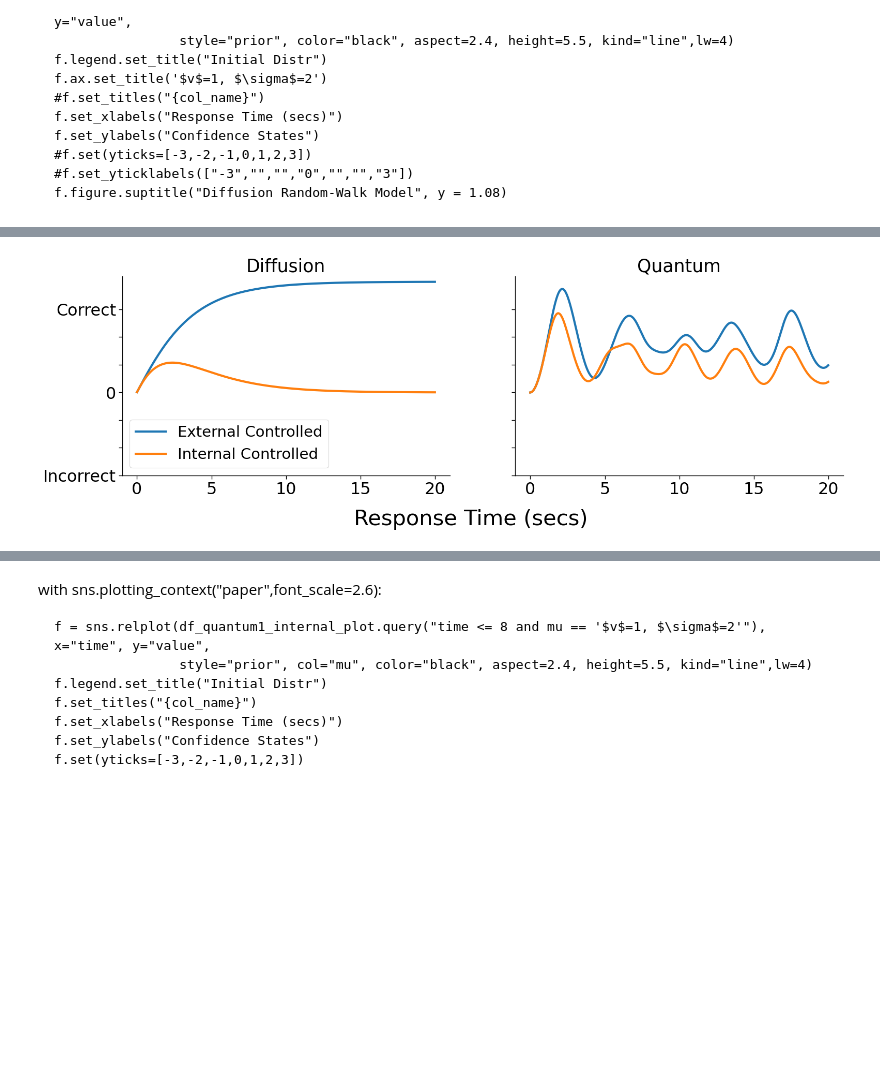
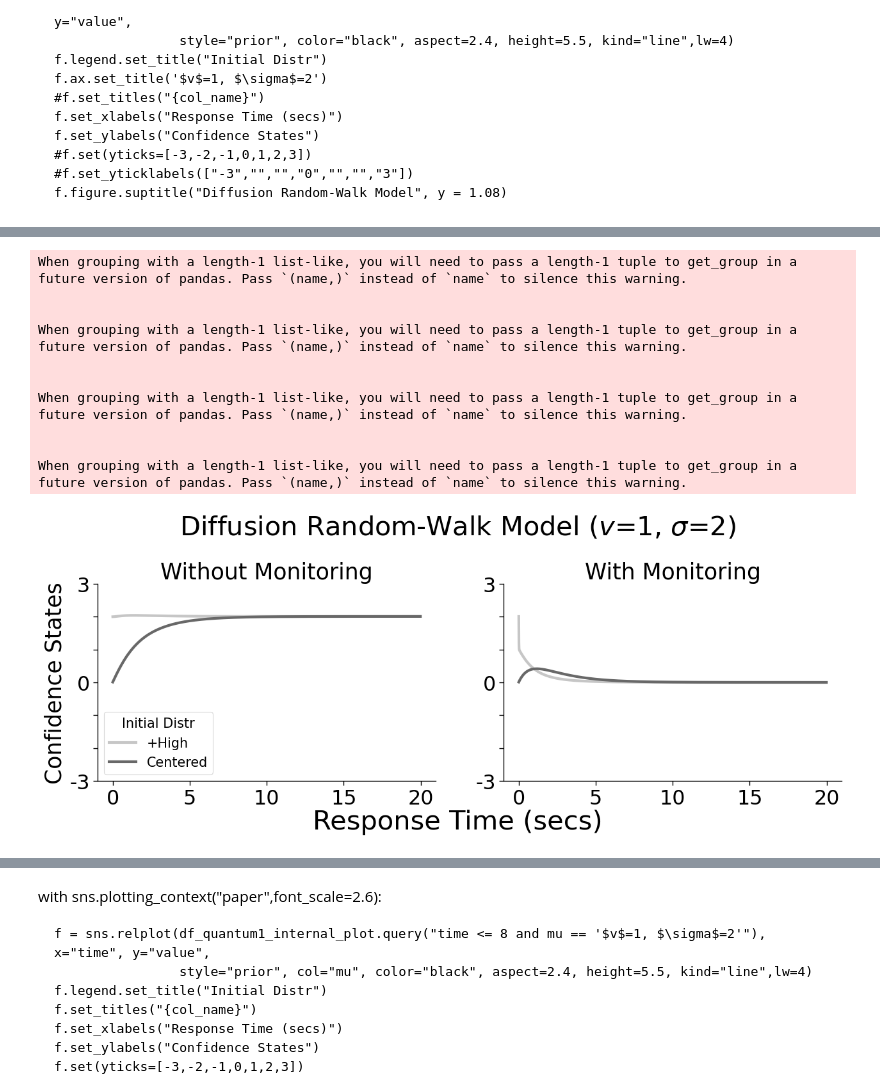
Before and after one commit to rkmalaiya/stochastic_cognitive_dynamics, a Jupyter notebook: examples/Diffusion_vs_Quantum_JMP_paper.ipynb, the cells around one changed output, grey strips where cells are left out. Drawn from its saved outputs; the diff is of its cells as text; code cells hidden in the pictures; blank space fills up the shorter version.

Commit message:
fixing plot for JMP

```diff
--- a/examples/Diffusion_vs_Quantum_JMP_paper.ipynb
+++ b/examples/Diffusion_vs_Quantum_JMP_paper.ipynb
@@ -431,7 +413,7 @@ df_quantum_plot.query("prior=='Uniform' and time < 15") \
 .assign(mean_conf = lambda df: df.groupby(["time", "prior"], sort=False)[["value", "state_labels"]].apply(lambda df: df.value * df.state_labels).values)
 # %%
 with sns.plotting_context(context="poster"):
-    f = sns.relplot(df_quantum_plot.query("prior=='Uniform' and time < 18.24").assign(time = lambda df: df.time * 0.1),
+    f = sns.relplot(df_quantum_plot.query("prior=='All' and time < 18.24").assign(time = lambda df: df.time * 0.1),
     x="time", y="states",size="value", legend=True, sizes=(20,600), aspect=1.5, color="black", height=5.5 )
     f.set(yticks = states_ticks)
     f.set_yticklabels(labels=states_labels)
@@ -487,6 +471,6 @@ start_width
 # %%
-m_Mc, m_Mw, m_Mn = ca._get_measurement_matrix(n_states, 1, prob=measurement_prob, model_type = "Markov")
-q_Mc, q_Mw, q_Mn = ca._get_measurement_matrix(n_states, 1, prob=measurement_prob, model_type = "Quantum")
+m_Mc, m_Mw, m_Mn = ca._get_measurement_matrix(n_states, response_width, prob=measurement_prob, model_type = "Markov")
+q_Mc, q_Mw, q_Mn = ca._get_measurement_matrix(n_states, response_width, prob=measurement_prob, model_type = "Quantum")
 # %%
 df_markov1 = pd.DataFrame()
 df_quantum1 = pd.DataFrame()
@@ -499,7 +483,7 @@ for mu in [npx.asarray([[1]])]:#, npx.asarray([[-0.05]]), npx.asarray([[1]]), np
     intensity_matrix_markov_i = dd._buildK(n_states, mu, m_sigma, boundary_type="Internal")
     intensity_matrix_quantum = qd._buildH(n_states, mu, q_sigma)
     print(intensity_matrix_markov)
-    for prior_type in ["Upper", "Lower", "Centered", "Opposite"]:
+    for prior_type in ["Upper", "Lower", "Centered"]: #, "Opposite"
         phi_0_markov = ca._get_initial_state(n_states, start_width, response_width, model_type="Markov", prior_type=prior_type)
         phi_0_quantum = ca._get_initial_state(n_states, start_width, response_width, model_type="Quantum" , prior_type=prior_type)
 
@@ -558,9 +546,9 @@ for mu in [npx.asarray([[1]])]:#, npx.asarray([[-0.05]]), npx.asarray([[1]]), np
 # %%
-df_markov1_plot = df_markov1.melt(id_vars=["prior", "mu"], var_name="time").assign(time=lambda df: df.time*steps).assign(prior = lambda df:df.prior.map({"Upper":"+High", "Lower":"-High", "Uniform":"Uniform", "Centered":"Centered", "Opposite":"Opposite"}))
-df_quantum1_plot = df_quantum1.melt(id_vars=["prior", "mu"], var_name="time").assign(time=lambda df: df.time*steps).assign(prior = lambda df:df.prior.map({"Upper":"+High", "Lower":"-High", "Uniform":"Uniform", "Centered":"Centered", "Opposite":"Opposite"}))
+df_markov1_plot = df_markov1.melt(id_vars=["prior", "mu"], var_name="time").assign(time=lambda df: df.time*steps).assign(prior = lambda df:df.prior.map({"Upper":"+High", "Lower":"-High", "All":"All", "Centered":"Centered", "Opposite":"Opposite"}))
+df_quantum1_plot = df_quantum1.melt(id_vars=["prior", "mu"], var_name="time").assign(time=lambda df: df.time*steps).assign(prior = lambda df:df.prior.map({"Upper":"+High", "Lower":"-High", "All":"All", "Centered":"Centered", "Opposite":"Opposite"}))
 
-df_markov1_internal_plot = df_markov_internal_1.melt(id_vars=["prior", "mu"], var_name="time").assign(time=lambda df: df.time*steps).assign(prior = lambda df:df.prior.map({"Upper":"+High", "Lower":"-High", "Uniform":"Uniform", "Centered":"Centered", "Opposite":"Opposite"}))
-df_quantum1_internal_plot = df_quantum_internal_1.melt(id_vars=["prior", "mu"], var_name="time").assign(time=lambda df: df.time*steps).assign(prior = lambda df:df.prior.map({"Upper":"+High", "Lower":"-High", "Uniform":"Uniform", "Centered":"Centered", "Opposite":"Opposite"}))
+df_markov1_internal_plot = df_markov_internal_1.melt(id_vars=["prior", "mu"], var_name="time").assign(time=lambda df: df.time*steps).assign(prior = lambda df:df.prior.map({"Upper":"+High", "Lower":"-High", "All":"All", "Centered":"Centered", "Opposite":"Opposite"}))
+df_quantum1_internal_plot = df_quantum_internal_1.melt(id_vars=["prior", "mu"], var_name="time").assign(time=lambda df: df.time*steps).assign(prior = lambda df:df.prior.map({"Upper":"+High", "Lower":"-High", "All":"All", "Centered":"Centered", "Opposite":"Opposite"}))
 
 df_markov1_plot.query("value > 3")
 # %% [output]
@@ -625,37 +608,37 @@ with sns.plotting_context("paper",font_scale=2.6):
 # %%
 with sns.plotting_context("paper",font_scale=2.6):
-    _, axs = plt.subplots(1,2,figsize=(18,5), sharey=True)
+    _, axs = plt.subplots(1,2,figsize=(15,4))
 
-    #f = sns.lineplot(df_markov1_plot.query("time < 40"), x="time", y="value",
-    #                hue="prior", ax=axs, lw=3, palette="Greys")#, aspect=2.4, height=5.5, kind="line",lw=4)
+    f = sns.lineplot(df_markov1_plot.query("time < 20  and prior != '-High'"), x="time", y="value",
+                    hue="prior", ax=axs[0], lw=3, palette="Greys")#, aspect=2.4, height=5.5, kind="line",lw=4)
 
-    sns.lineplot(df_quantum1_plot.query("time < 40 and prior == 'Centered'"), x="time", y="value",
-                    ax=axs[1], lw=3, label="Externally Controlled")#, aspect=2.4, height=5.5, kind="line",lw=4)
-
-    f1 = sns.lineplot(df_quantum1_internal_plot.query("time < 40 and prior == 'Centered'"), x="time", y="value",
-                    ax=axs[1], lw=3, label="Internal Controlled")#, aspect=2.4, height=5.5, kind="line",lw=4)
-
-    sns.lineplot(df_markov1_plot.query("time < 40  and prior == 'Centered'"), x="time", y="value",
-                    ax=axs[0], lw=3, label="External Controlled")
-
-    f = sns.lineplot(df_markov1_internal_plot.query("time < 40  and prior == 'Centered'"), x="time", y="value",
-                    ax=axs[0], lw=3, label="Internal Controlled")#, aspect=2.4, height=5.5, kind="line",lw=4)
-    f.legend(title="", title_fontsize=23, fontsize=21)
-    axs[0].set_title('Diffusion')
-    axs[1].set_title('Quantum')
+    f1 = sns.lineplot(df_markov1_internal_plot.query("time < 20  and prior != '-High'"), x="time", y="value",
+                    hue="prior", ax=axs[1], lw=3, palette="Greys")#, aspect=2.4, height=5.5, kind="line",lw=4)
+    f.legend(title="Initial Distr", title_fontsize=15, fontsize=15)
+    f.set_title('Without Monitoring')
+    f1.set_title('With Monitoring')
     #f.set_titles("{col_name}")
-    axs[0].figure.supxlabel("Response Time (secs)", y=-0.1)
-    axs[0].set_xlabel("")
-    axs[0].set_ylabel("")
-    axs[1].set_xlabel("")
-    axs[1].set_ylabel("")
-    #f1.set_ylabel("")
-    axs[1].get_legend().remove()
+    f.figure.supxlabel("Response Time (secs)", y=-0.1)
+    f.set_xlabel("")
+    f1.set_xlabel("")
+    f.set_ylabel("Confidence States")
+    f1.set_ylabel("")
+    f1.get_legend().remove()
     f.set(yticks=[-3,-2,-1,0,1,2,3])
-    f.set_yticklabels(["Incorrect","","","0","","","Correct"])
+    f.set_yticklabels(["-3","","","0","","","3"])
     f1.set(yticks=[-3,-2,-1,0,1,2,3])
-    f1.set_yticklabels(["Incorrect","","","0","","","Correct"])
-    #f.figure.suptitle(f"Mean Confidence State", y = 1.08)
+    f1.set_yticklabels(["-3","","","0","","","3"])
+    f.figure.suptitle(f"Diffusion Random-Walk Model ($v$=1, $\sigma$={m_sigma[0][0]})", y = 1.15)
 sns.despine()
 # %% [output]
+When grouping with a length-1 list-like, you will need to pass a length-1 tuple to get_group in a future version of pandas. Pass `(name,)` instead of `name` to silence this warning.
+
+
+When grouping with a length-1 list-like, you will need to pass a length-1 tuple to get_group in a future version of pandas. Pass `(name,)` instead of `name` to silence this warning.
+
+
+When grouping with a length-1 list-like, you will need to pass a length-1 tuple to get_group in a future version of pandas. Pass `(name,)` instead of `name` to silence this warning.
+
+
+When grouping with a length-1 list-like, you will need to pass a length-1 tuple to get_group in a future version of pandas. Pass `(name,)` instead of `name` to silence this warning.
-[figure, old version]
+[figure, new version]
```
Also changed, not shown: parts of 31 cells of this notebook.
